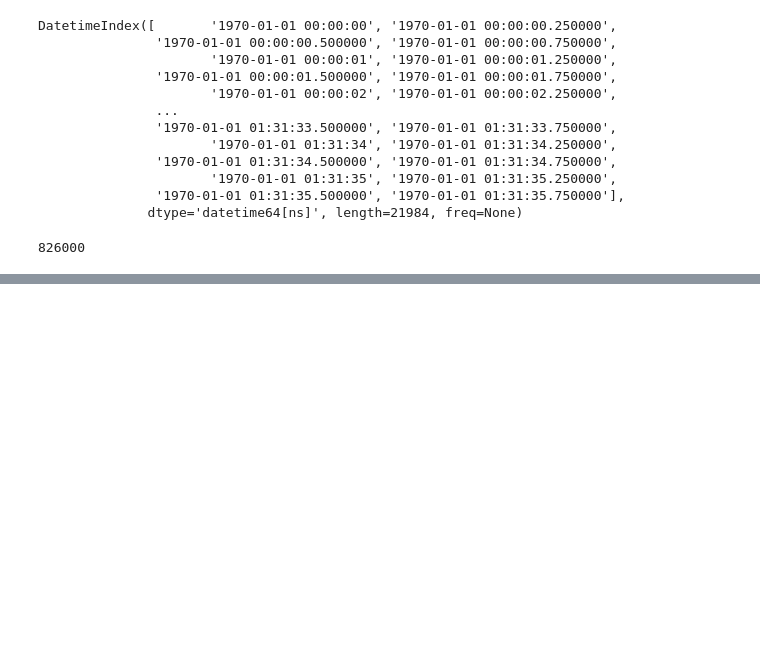
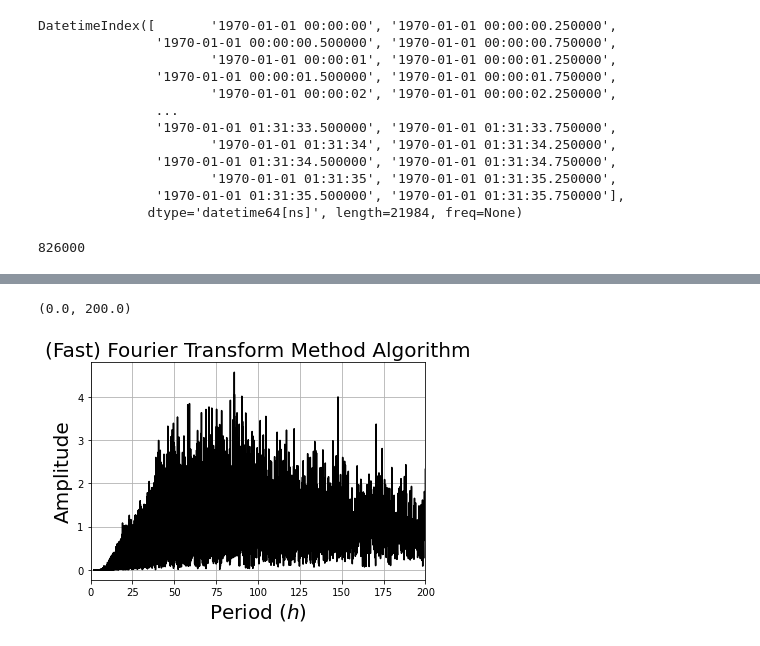
Before and after one commit to peasypi/Stress-Detection-From-Wearables, a Jupyter notebook: code/Stress_Detection_With_Wearables_Explorative_Analyse.ipynb, the cells around one changed output, grey strips where cells are left out. Cells and saved outputs as stored; diff of their text form; code cells hidden in the pictures; blank space fills up the shorter version.

```diff
--- a/code/Stress_Detection_With_Wearables_Explorative_Analyse.ipynb
+++ b/code/Stress_Detection_With_Wearables_Explorative_Analyse.ipynb
@@ -132,0 +174,16 @@ len(df[df['label'] == 1])
+# %%
+FFT =np.fft.fft(y)
+new_N=int(len(FFT)/2)
+f_nat=1
+new_X = np.linspace(10**-12, f_nat/2, new_N, endpoint=True)
+new_Xph=1.0/(new_X)
+FFT_abs=np.abs(FFT)
+plt.plot(new_Xph,2*FFT_abs[0:int(len(FFT)/2.)]/len(new_Xph),color='black')
+plt.xlabel('Period ($h$)',fontsize=20)
+plt.ylabel('Amplitude',fontsize=20)
+plt.title('(Fast) Fourier Transform Method Algorithm',fontsize=20)
+plt.grid(True)
+plt.xlim(0,200)
+# %% [output]
+(0.0, 200.0)
+[figure, added]
```
Also changed, not shown: parts of 29 cells of this notebook.
